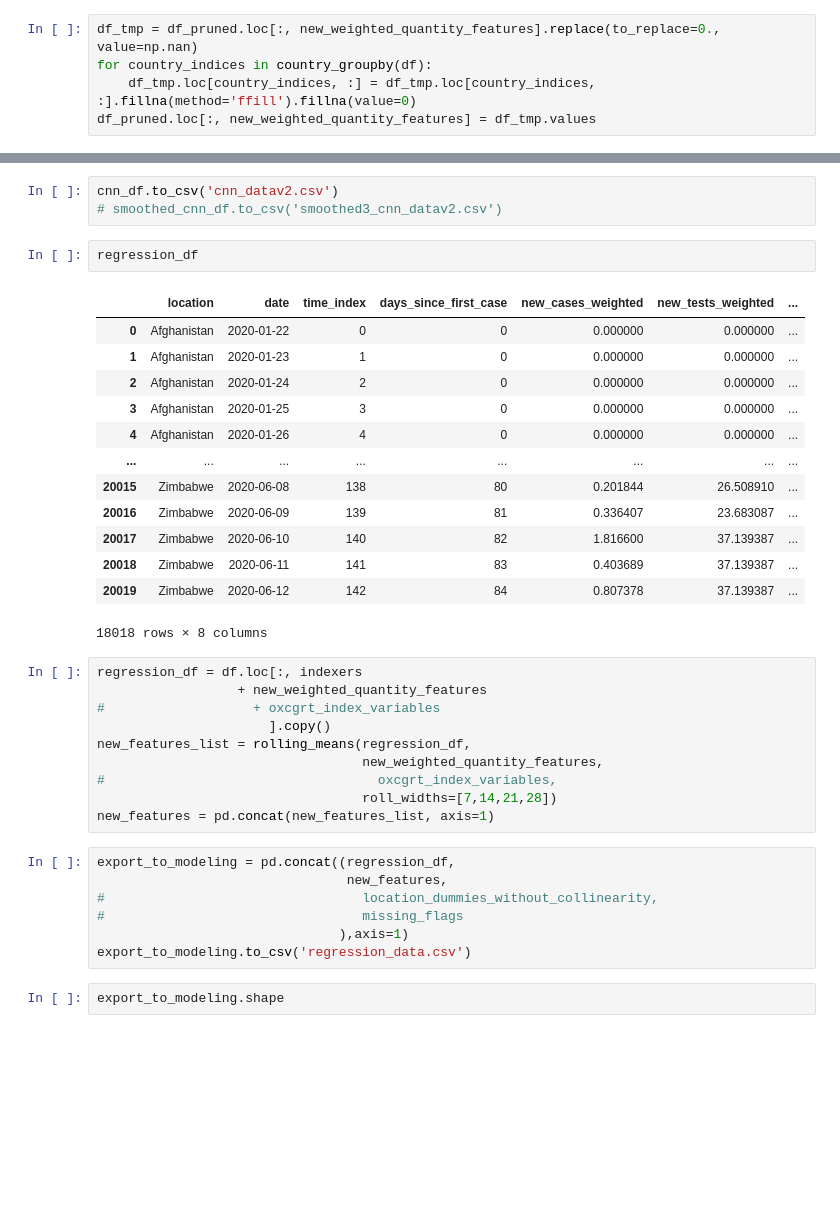
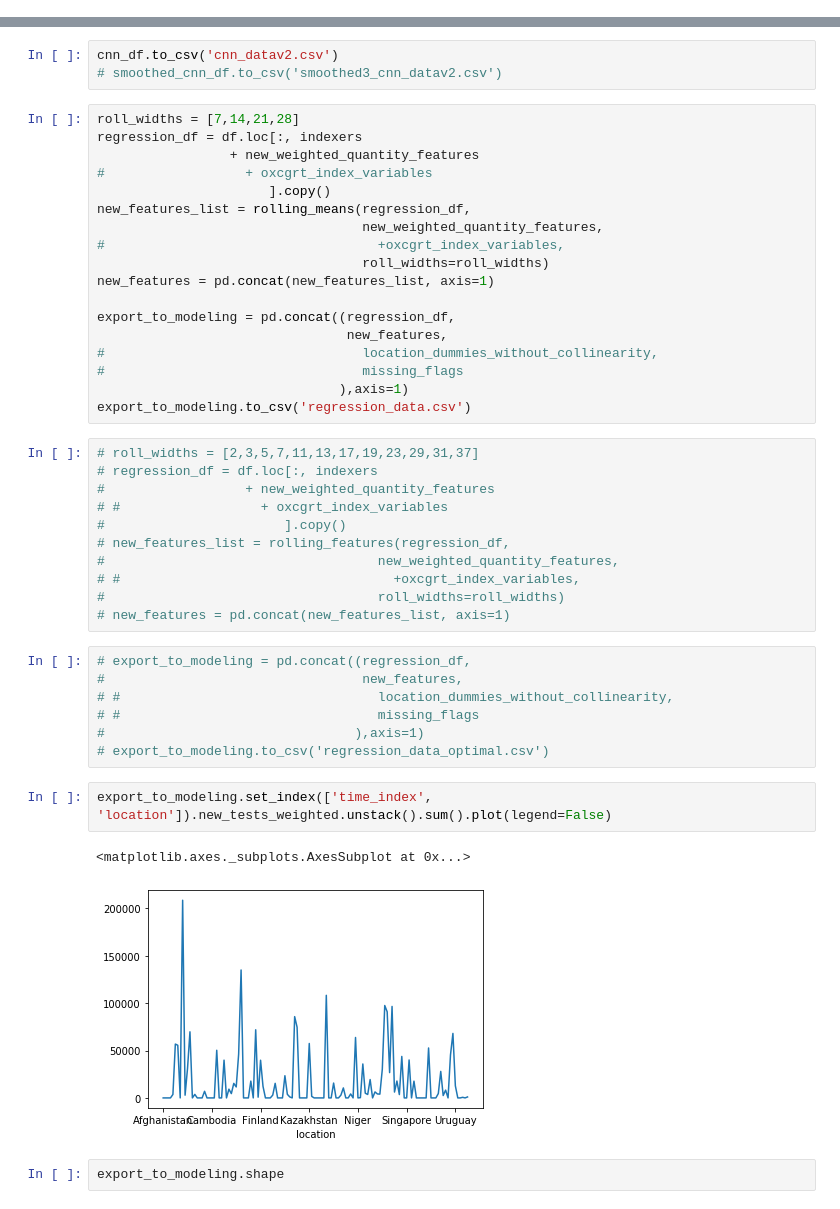
Before and after one commit to mgudorf/datsci, a Jupyter notebook: capstone2/COVID19_data_cleaning_and_exploration.ipynb, the cells around one changed output, grey strips where cells are left out. Cells and saved outputs as stored; diff of their text form; blank space fills up the shorter version.

Commit message:
testing different data formats for regression

```diff
--- a/capstone2/COVID19_data_cleaning_and_exploration.ipynb
+++ b/capstone2/COVID19_data_cleaning_and_exploration.ipynb
@@ -931,11 +966,6 @@ df_pruned = df_pruned.drop(columns=['country_name', 'country_code',
                                                     'economic_support_index_for_display',
                                                     'iso_code','stringency_index'])
 df_pruned.loc[:, 'stringency_index'] = stringency.values
-# %%
-df_tmp = df_pruned.loc[:, new_weighted_quantity_features].replace(to_replace=0., value=np.nan)
-for country_indices in country_groupby(df):
-    df_tmp.loc[country_indices, :] = df_tmp.loc[country_indices, :].fillna(method='ffill').fillna(value=0)
-df_pruned.loc[:, new_weighted_quantity_features] = df_tmp.values
 # %% [markdown]
 Personal preference of reordered the DataFrame; also helps with different missing value strategies later.
 # %%
@@ -1149,39 +1135,47 @@ cnn_df = model_df.loc[:, cnn_features]
 # %%
 cnn_df.to_csv('cnn_datav2.csv')
 # smoothed_cnn_df.to_csv('smoothed3_cnn_datav2.csv')
-# %%
-regression_df
-# %% [output]
-|  | location | date | time_index | days_since_first_case | new_cases_weighted | new_tests_weighted | ... |
-| 0 | Afghanistan | 2020-01-22 | 0 | 0 | 0.000000 | 0.000000 | ... |
-| 1 | Afghanistan | 2020-01-23 | 1 | 0 | 0.000000 | 0.000000 | ... |
-| 2 | Afghanistan | 2020-01-24 | 2 | 0 | 0.000000 | 0.000000 | ... |
-| 3 | Afghanistan | 2020-01-25 | 3 | 0 | 0.000000 | 0.000000 | ... |
-| 4 | Afghanistan | 2020-01-26 | 4 | 0 | 0.000000 | 0.000000 | ... |
-| ... | ... | ... | ... | ... | ... | ... | ... |
-| 20015 | Zimbabwe | 2020-06-08 | 138 | 80 | 0.201844 | 26.508910 | ... |
-| 20016 | Zimbabwe | 2020-06-09 | 139 | 81 | 0.336407 | 23.683087 | ... |
-| 20017 | Zimbabwe | 2020-06-10 | 140 | 82 | 1.816600 | 37.139387 | ... |
-| 20018 | Zimbabwe | 2020-06-11 | 141 | 83 | 0.403689 | 37.139387 | ... |
-| 20019 | Zimbabwe | 2020-06-12 | 142 | 84 | 0.807378 | 37.139387 | ... |
-18018 rows × 8 columns
+# %%
+roll_widths = [7,14,21,28]
+regression_df = df.loc[:, indexers
+                 + new_weighted_quantity_features
+#                  + oxcgrt_index_variables
+                      ].copy()
+new_features_list = rolling_means(regression_df,
+                                  new_weighted_quantity_features,
+#                                   +oxcgrt_index_variables,
+                                  roll_widths=roll_widths)
+new_features = pd.concat(new_features_list, axis=1)
+
+export_to_modeling = pd.concat((regression_df,
+                                new_features,
+#                                 location_dummies_without_collinearity,
+#                                 missing_flags
+                               ),axis=1)
+export_to_modeling.to_csv('regression_data.csv')
 # %%
-regression_df = df.loc[:, indexers
-                  + new_weighted_quantity_features
-#                   + oxcgrt_index_variables
-                      ].copy()
-new_features_list = rolling_means(regression_df,
-                                  new_weighted_quantity_features,
-#                                   oxcgrt_index_variables,
-                                  roll_widths=[7,14,21,28])
-new_features = pd.concat(new_features_list, axis=1)
+# roll_widths = [2,3,5,7,11,13,17,19,23,29,31,37]
+# regression_df = df.loc[:, indexers
+#                  + new_weighted_quantity_features
+# #                  + oxcgrt_index_variables
+#                       ].copy()
+# new_features_list = rolling_features(regression_df,
+#                                   new_weighted_quantity_features,
+# #                                   +oxcgrt_index_variables,
+#                                   roll_widths=roll_widths)
+# new_features = pd.concat(new_features_list, axis=1)
 # %%
-export_to_modeling = pd.concat((regression_df,
-                                new_features,
-#                                 location_dummies_without_collinearity,
-#                                 missing_flags
-                               ),axis=1)
-export_to_modeling.to_csv('regression_data.csv')
+# export_to_modeling = pd.concat((regression_df,
+#                                 new_features,
+# #                                 location_dummies_without_collinearity,
+# #                                 missing_flags
+#                                ),axis=1)
+# export_to_modeling.to_csv('regression_data_optimal.csv')
+# %%
+export_to_modeling.set_index(['time_index', 'location']).new_tests_weighted.unstack().sum().plot(legend=False)
+# %% [output]
+<matplotlib.axes._subplots.AxesSubplot at 0x...>
+[figure, added]
 # %%
 export_to_modeling.shape
 # %% [output]
```
Also changed, not shown: parts of 33 cells of this notebook, 4 other files.
